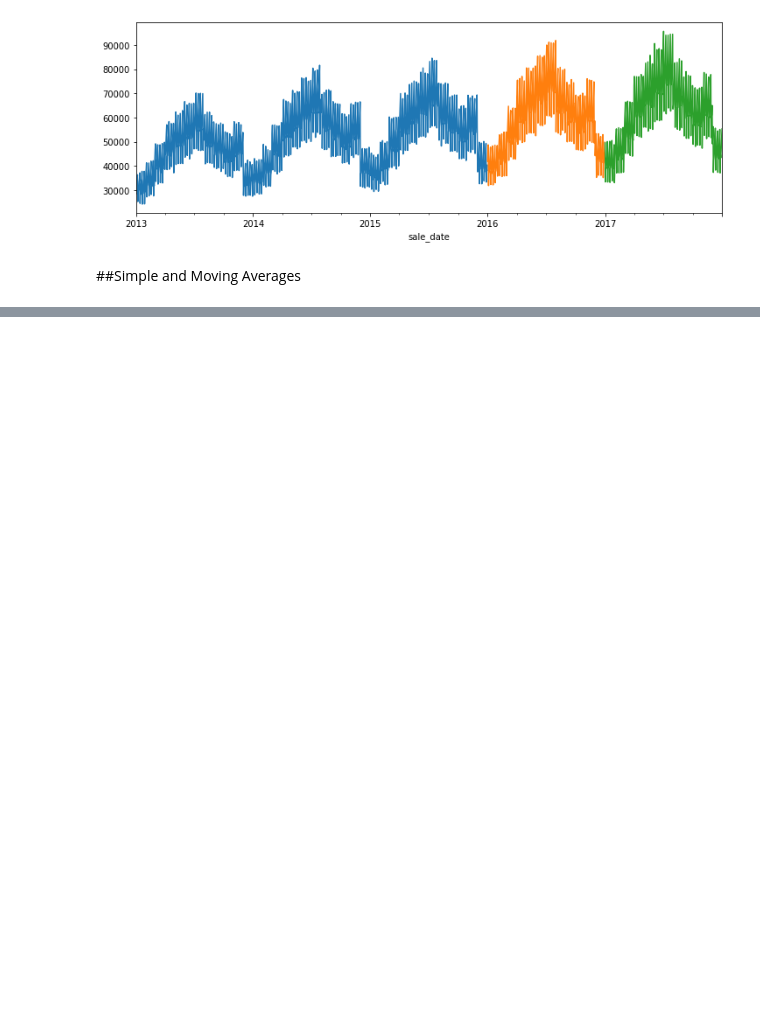
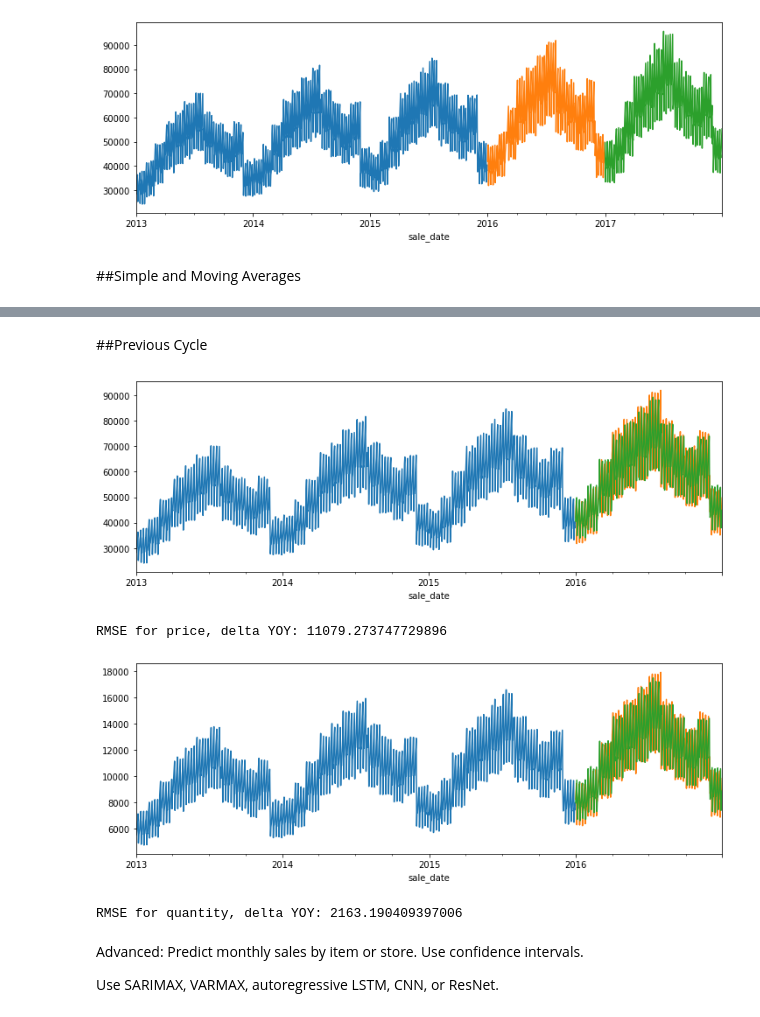
Before and after one commit to konstanzer/time-series, a Jupyter notebook: time_series.ipynb, the cells around one changed output, grey strips where cells are left out. Cells and saved outputs as stored; diff of their text form; code cells hidden in the pictures; blank space fills up the shorter version.

```diff
--- a/time_series.ipynb
+++ b/time_series.ipynb
@@ -694,6 +695,7 @@ df.set_index('sale_date', inplace=True)
 
 df['price'] = df.item_price * df.sale_amount
 # %%
+df = df[df.index != '2016-02-29']
 df = df[['price', 'sale_amount']]
 df = df.rename(columns={'sale_amount':'quantity'})
 df.head()
@@ -706,6 +708,6 @@ df.head()
 | 2013-01-04 00:00:00+00:00 | 10.92 | 13.0 |
 | 2013-01-05 00:00:00+00:00 | 8.40 | 10.0 |
 # %%
-train, val, test = df[df.index.year<2016], df[df.index.year==2016], df[df.index.year==2017]
-
-train, val, test = train.resample('D').sum(), val.resample('D').sum(), test.resample('D').sum()
+year = df.index.year
+train, val, test = df[year<2016].resample('D').sum(), df[year==2016].resample('D').sum(), df[year==2017].resample('D').sum()
+val = val[val.index != '2016-02-29']
@@ -773,5 +746,0 @@ RMSE: 0.0
-# %%
-for col in train.columns:
-    print(col,'\n')
-    _ = sm.tsa.seasonal_decompose(train[col].resample('W').mean()).plot()
-    plt.show()
@@ -782,0 +747,20 @@ quantity
+# %%
+for col in train.columns:
+
+    print(col,'\n')
+    sm.tsa.seasonal_decompose(train[col].resample('W').mean()).plot()
+    plt.show()
+
+    #Holt's linear trend
+    '''
+    mdl = Holt(train[col]).fit(smoothing_level = .01,
+                              smoothing_slope = .01, optimized = False)
+    '''
+    mdl = holtwinters.ExponentialSmoothing(train[col]).fit(smoothing_level = .007,
+                                                            smoothing_slope = 1)
+    preds = mdl.predict(start = val.index[0], end = val.index[-1])
+    #WHY must I keep doing this??
+    preds = preds[preds.index != '2016-02-29']
+
+    print(f'RMSE for {col}, Holt-Winters\': {mean_squared_error(val[col],\
+                                                preds, squared=False)}\n')
@@ -782,0 +775,23 @@ quantity
+# %% [markdown]
+##Previous Cycle
+# %%
+preds = train.iloc[-365:] + train.diff(365).mean()
+preds.index = val.index
+
+for col in train.columns:
+
+  train[col].plot(figsize=(12,4))
+  val[col].plot(figsize=(12,4))
+  preds[col].plot(figsize=(12,4))
+  plt.show()
+
+  print(f'RMSE for {col}, delta YOY: {mean_squared_error(val[col], preds[col], squared=False)}\n')
+# %% [output]
+[figure, added]
+RMSE for price, delta YOY: 11079.273747729896
+[figure, added]
+RMSE for quantity, delta YOY: 2163.190409397006
+# %% [markdown]
+Advanced: Predict monthly sales by item or store. Use confidence intervals.
+
+Use SARIMAX, VARMAX, autoregressive LSTM, CNN, or ResNet.
```
Also changed, not shown: parts of 9 cells of this notebook, 1 other file.
